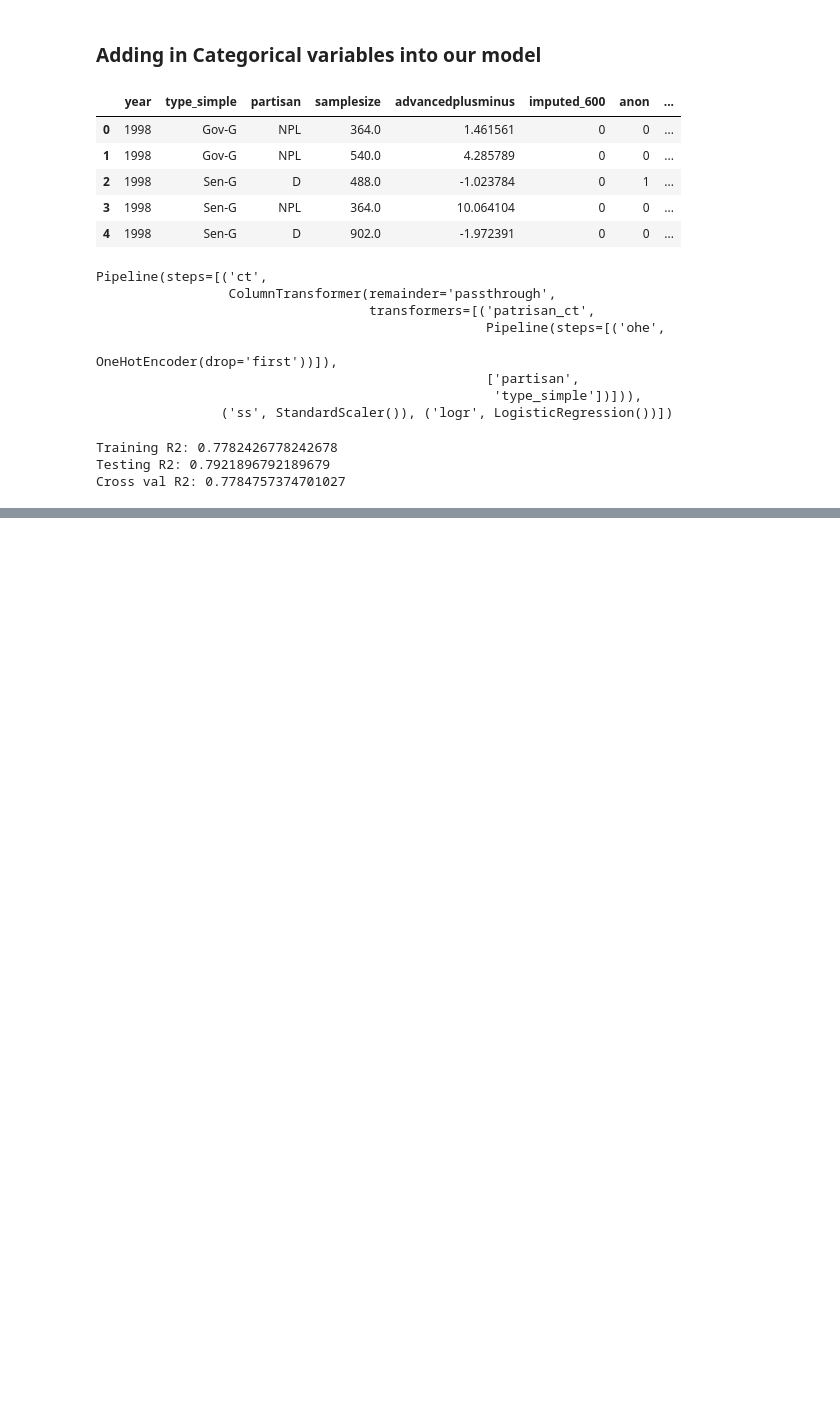
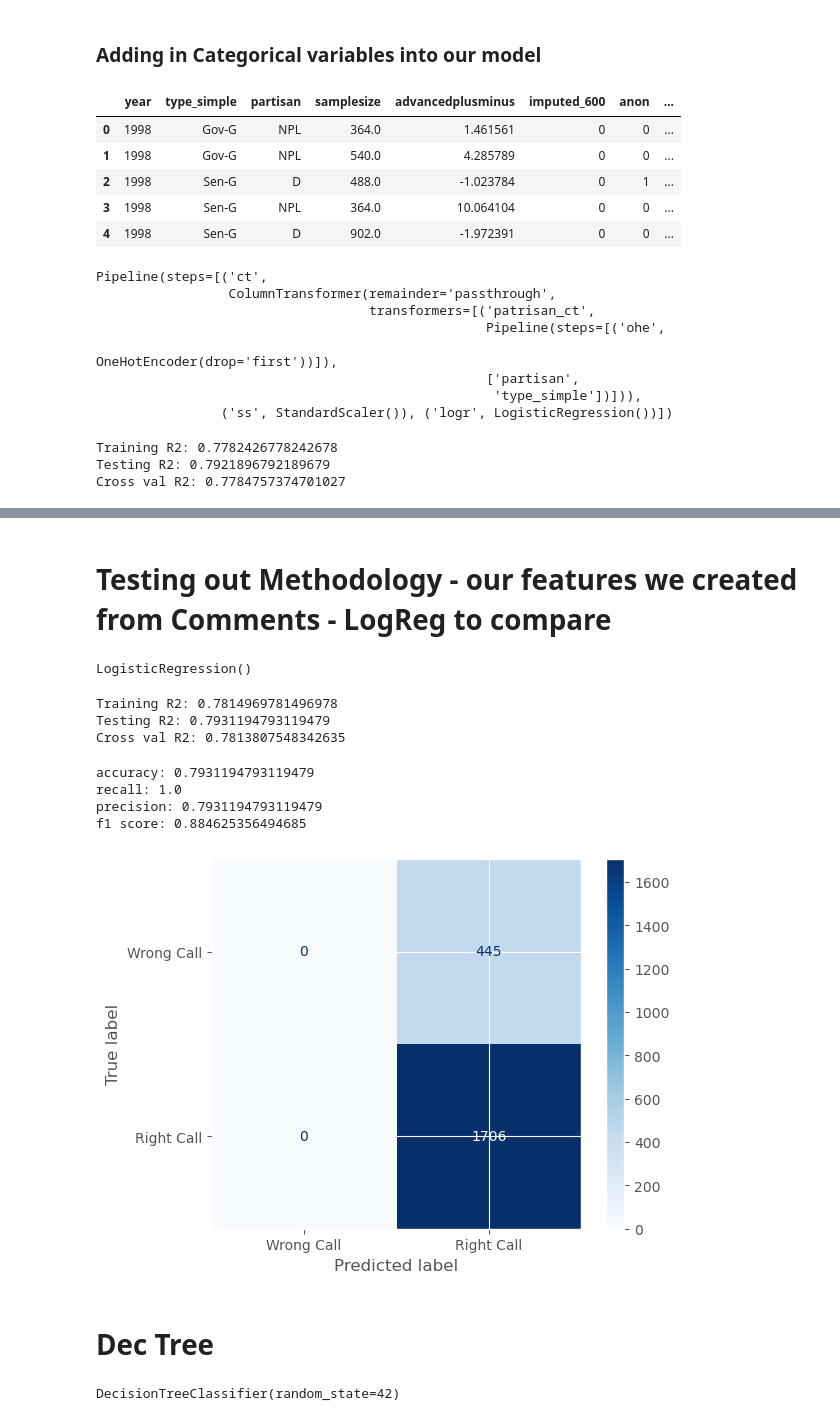
Before and after one commit to vijay-ravuri/poll-accuracy-modeling, a Jupyter notebook: code/NikkiNotebook2.ipynb, the cells around one changed output, grey strips where cells are left out. Cells and saved outputs as stored; diff of their text form; code cells hidden in the pictures; blank space fills up the shorter version.

```diff
--- a/code/NikkiNotebook2.ipynb
+++ b/code/NikkiNotebook2.ipynb
@@ -857 +849,34 @@ ConfusionMatrixDisplay.from_estimator(lg_pipe,
 [figure]
+# %% [markdown]
+# Testing out Methodology - our features we created from Comments - LogReg to compare
+# %%
+#choosing our featured variables
+X = polls2[['imputed_600', 'anon', 'registered_voters', 'averaged', 'org', 'person', 'Text', 'Live Phone', 'Mail',
+           'Face-to-Face', 'IVR', 'Online']]
+y = polls2['rightcall'].map({1:1, 0:0, 0.5:0})
+# %%
+X_train, X_test, y_train, y_test = train_test_split(X,y, random_state = 42, train_size = 0.8)
+# %%
+lg_metho = LogisticRegression()
+lg_metho.fit(X_train,y_train)
+# %% [output]
+LogisticRegression()
+# %%
+print(f"Training R2: {lg_metho.score(X_train, y_train)}")
+print(f"Testing R2: {lg_metho.score(X_test, y_test)}")
+print(f"Cross val R2: {cross_val_score(lg_metho, X_train, y_train).mean()}")
+# %% [output]
+Training R2: 0.7814969781496978
+Testing R2: 0.7931194793119479
+Cross val R2: 0.7813807548342635
+# %%
+#making a confusion matrix
+lg_metho = evaluation(X_test, y_test, lg_metho);
+# %% [output]
+accuracy: 0.7931194793119479
+recall: 1.0
+precision: 0.7931194793119479
+f1 score: 0.884625356494685
+[figure, added]
+# %% [markdown]
+# Dec Tree
@@ -857,0 +899,5 @@ ConfusionMatrixDisplay.from_estimator(lg_pipe,
+# %%
+dt_org = DecisionTreeClassifier(random_state=42)
+dt_org.fit(X_train, y_train)
+# %% [output]
+DecisionTreeClassifier(random_state=42)
```
Also changed, not shown: parts of 39 cells of this notebook.
